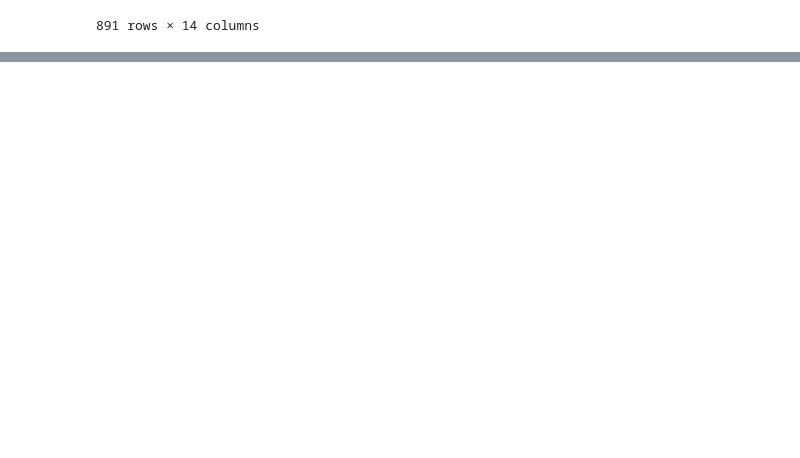
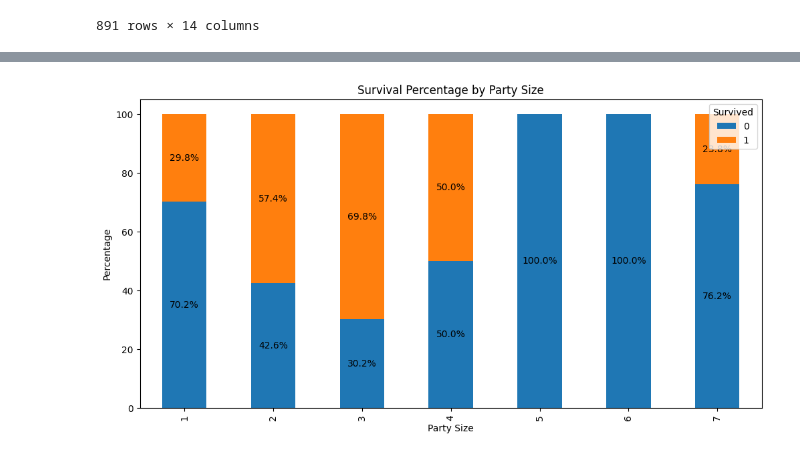
Before and after one commit to theryeguy92/Foundations-of-Machine-Learning, a Jupyter notebook: Foundations_of_Machine_Learning_Titanic_Data_Set.ipynb, the cells around one changed output, grey strips where cells are left out. Cells and saved outputs as stored; diff of their text form; code cells hidden in the pictures; blank space fills up the shorter version.

```diff
--- a/Foundations_of_Machine_Learning_Titanic_Data_Set.ipynb
+++ b/Foundations_of_Machine_Learning_Titanic_Data_Set.ipynb
@@ -470,0 +550,7 @@ test
+# %%
+#Apply the fucntion as a new column
+party_survived_series = titanic_passenger_data.groupby('Ticket').apply(passenger_party_list_survived_only)
+
+titanic_passenger_data['Party_Survived'] = titanic_passenger_data['Ticket'].apply(lambda x: party_survived_series.get(x, ''))
+
+titanic_passenger_data
@@ -470,0 +571,13 @@ test
+# %%
+#Make another column called Party_Size_Survived
+def count_survived_members(party_survived):
+    # Count the number of survivors in the party
+    if pd.isna(party_survived) or party_survived == '':
+        return 0
+    else:
+        return len(party_survived.split('|'))
+
+# Assuming titanic_passenger_data is your DataFrame and 'Party_Survived' is your list column
+titanic_passenger_data['Party_Size_Survived'] = titanic_passenger_data['Party_Survived'].apply(count_survived_members)
+
+titanic_passenger_data
@@ -470,0 +598,30 @@ test
+# %%
+#Plot Data by party size who survived & did not survive:
+
+grouped = titanic_passenger_data.groupby(['Party_Size', 'Survived']).size().unstack(fill_value=0)
+
+total_passengers = grouped.sum(axis=1)
+
+# Calculate the percentage
+grouped_percentage = grouped.div(total_passengers, axis=0) * 100
+
+#Plot Logic
+ax = grouped_percentage.plot(kind='bar', stacked=True, figsize=(12, 6))
+plt.title('Survival Percentage by Party Size')
+plt.xlabel('Party Size')
+plt.ylabel('Percentage')
+
+# Add percentages:
+for p in ax.patches:
+    width, height = p.get_width(), p.get_height()
+    x, y = p.get_xy()
+    if height > 0:  # Only add text if there is a count
+        ax.text(x + width/2,
+                y + height/2,
+                f'{height:.1f}%',
+                horizontalalignment='center',
+                verticalalignment='center')
+
+plt.show()
+# %% [output]
+[figure, added]
```
Also changed, not shown: parts of 25 cells of this notebook.
